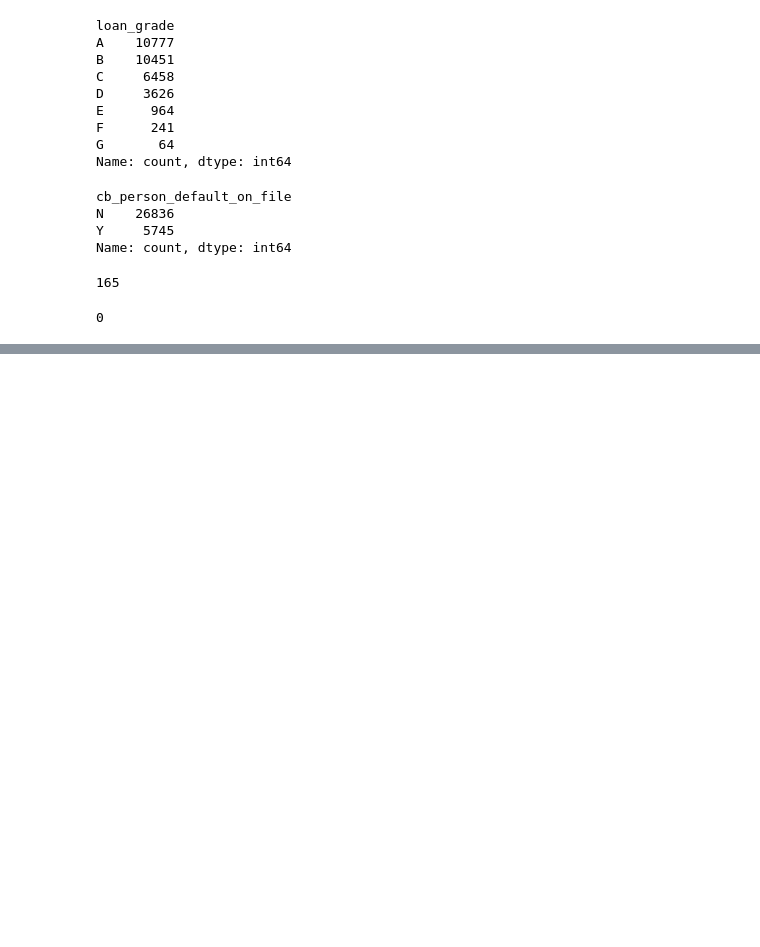
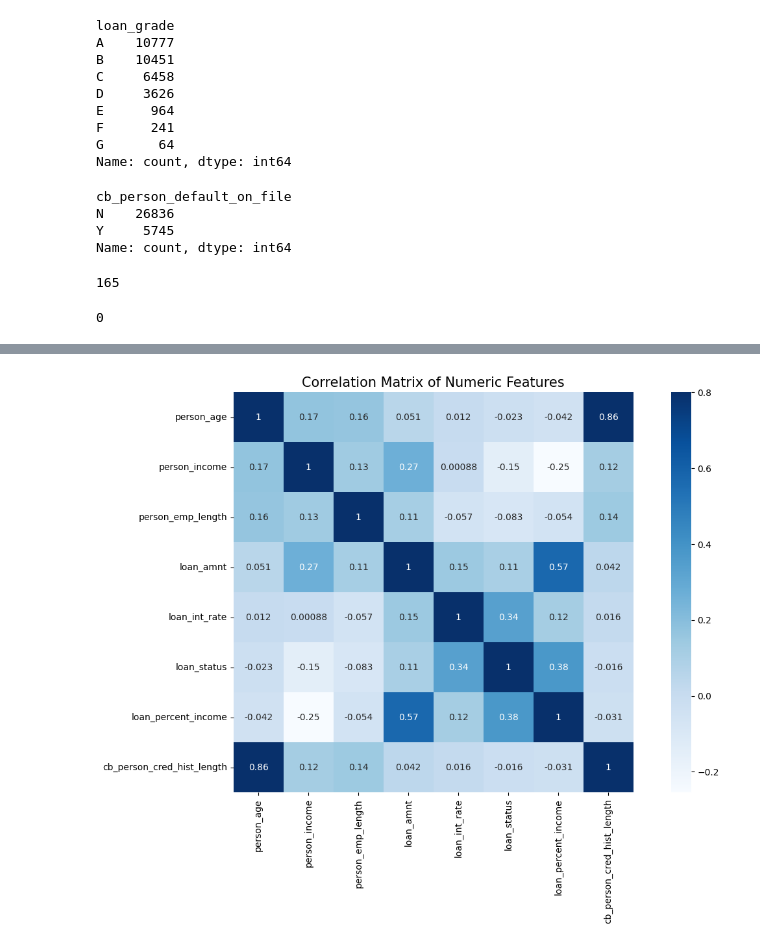
Before and after one commit to ruchira-bogahawatta/BIS-Analysis, a Jupyter notebook: assignment.ipynb, the cells around one changed output, grey strips where cells are left out. Drawn from its saved outputs; the diff is of its cells as text; code cells hidden in the pictures; blank space fills up the shorter version.

```diff
--- a/assignment.ipynb
+++ b/assignment.ipynb
@@ -155,0 +189,9 @@ data.duplicated().sum()
+# %%
+# Create the heatmap
+# To understand the relationships between numeric features of the dataset
+fig, ax = plt.subplots(figsize=(15, 8))
+sns.heatmap(numerical_cols.corr(), vmax=0.8, square=True, annot=True, cmap='Blues')
+plt.title('Correlation Matrix of Numeric Features', fontsize=15)
+plt.show()
+# %% [output]
+[figure, added]
```
Also changed, not shown: parts of 15 cells of this notebook.
